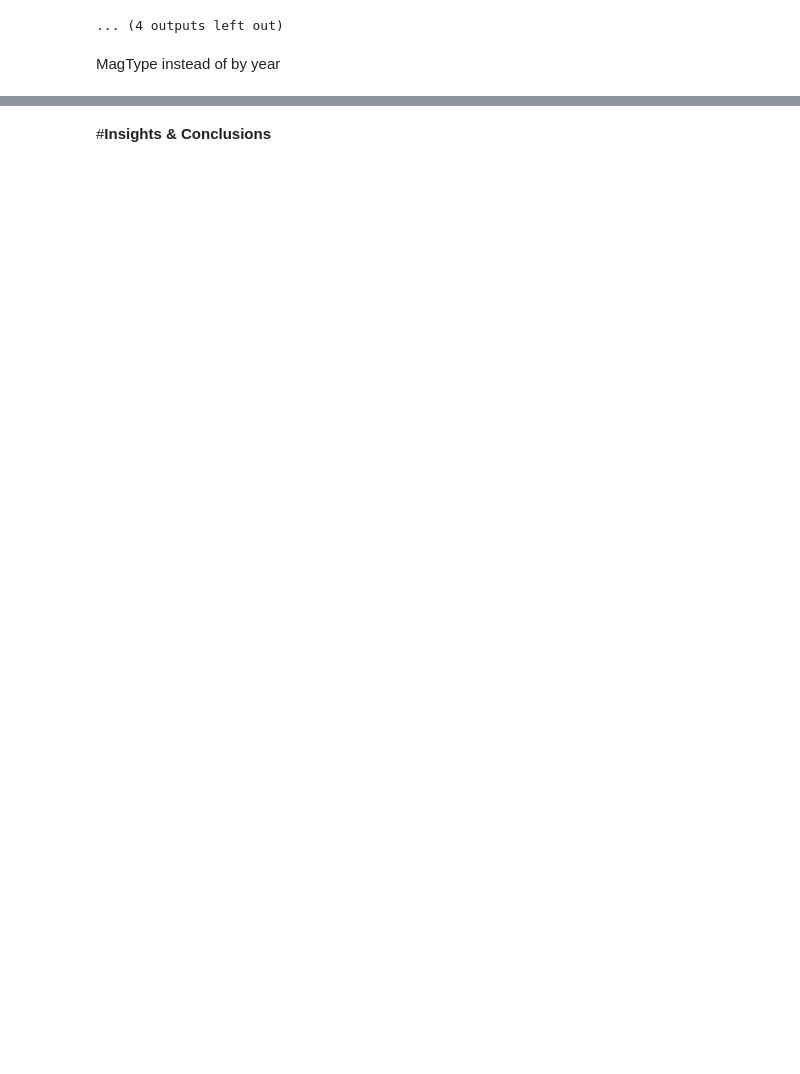
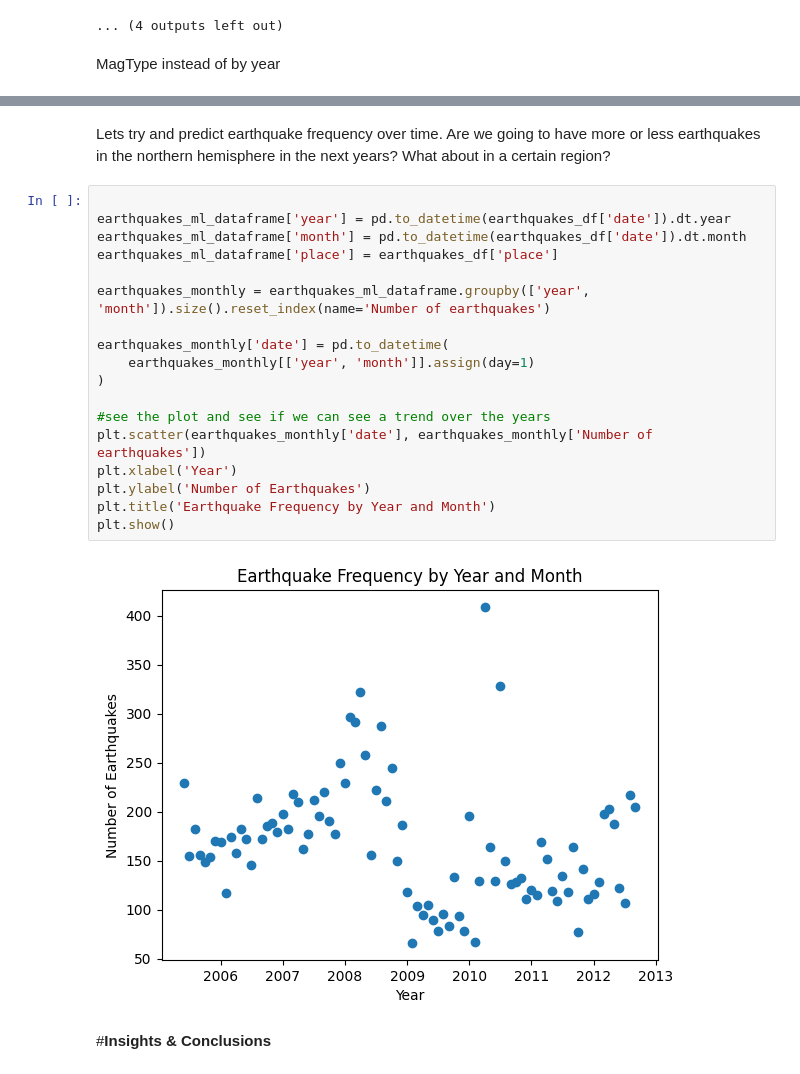
Before and after one commit to NatalieFig/cmsc320finalproj, a Jupyter notebook: CMSC320_Final_Project.ipynb, the cells around one changed output, grey strips where cells are left out. Saved outputs shown, nothing was run; the diff lists cells and outputs as text; blank space fills up the shorter version.

```diff
--- a/CMSC320_Final_Project.ipynb
+++ b/CMSC320_Final_Project.ipynb
@@ -753,3 +753,25 @@ R2 score: 0.02399062220229986
 ... (4 outputs left out)
+# %% [markdown]
+Lets try and predict earthquake frequency over time. Are we going to have more or less earthquakes in the northern hemisphere in the next years? What about in a certain region?
+# %%
+
+earthquakes_ml_dataframe['year'] = pd.to_datetime(earthquakes_df['date']).dt.year
+earthquakes_ml_dataframe['month'] = pd.to_datetime(earthquakes_df['date']).dt.month
+earthquakes_ml_dataframe['place'] = earthquakes_df['place']
+
+earthquakes_monthly = earthquakes_ml_dataframe.groupby(['year', 'month']).size().reset_index(name='Number of earthquakes')
+
+earthquakes_monthly['date'] = pd.to_datetime(
+    earthquakes_monthly[['year', 'month']].assign(day=1)
+)
+
+#see the plot and see if we can see a trend over the years
+plt.scatter(earthquakes_monthly['date'], earthquakes_monthly['Number of earthquakes'])
+plt.xlabel('Year')
+plt.ylabel('Number of Earthquakes')
+plt.title('Earthquake Frequency by Year and Month')
+plt.show()
+# %% [output]
+[figure, added]
 # %% [markdown]
 #**Insights & Conclusions**
```
Also changed, not shown: parts of 21 cells of this notebook.
